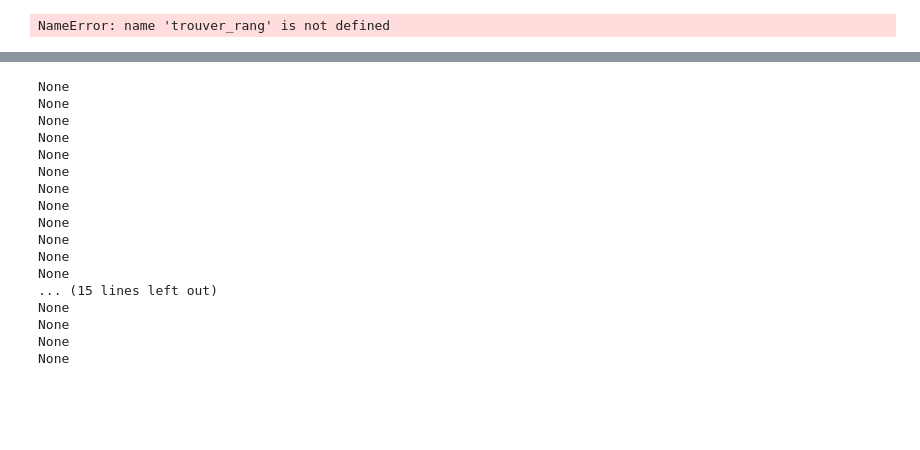
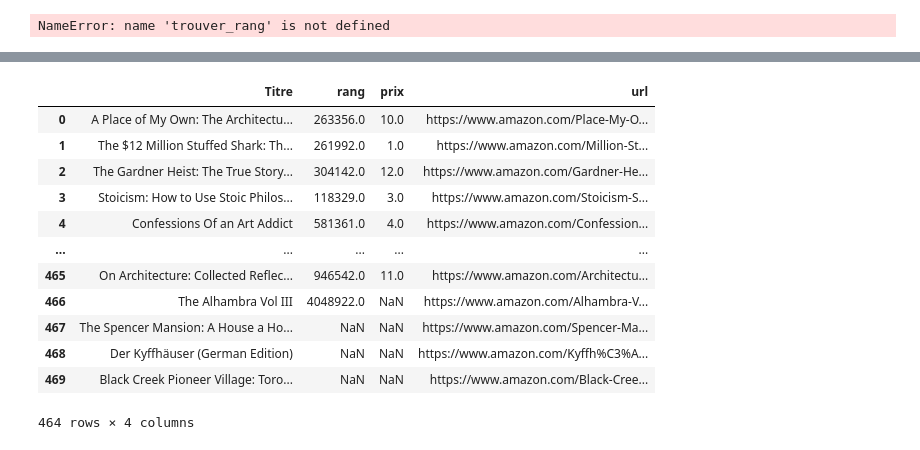
Before and after one commit to thomasgassin/kindle-scrapper, a Jupyter notebook: notebooks/NoteBook.ipynb, the cells around one changed output, grey strips where cells are left out. Drawn from its saved outputs; the diff is of its cells as text; code cells hidden in the pictures; blank space fills up the shorter version.

```diff
--- a/notebooks/NoteBook.ipynb
+++ b/notebooks/NoteBook.ipynb
@@ -342,22 +349,0 @@ soup = BeautifulSoup(html_page_listing , 'lxml') # créer la soupe avec le parse
-# %%
-categories = soup.find_all(class_="a-spacing-micro apb-browse-refinements-indent-2" )
-for categorie in categories:
-    print(categorie.get('href'))
-# %% [output]
-None
-None
-None
-None
-None
-None
-None
-None
-None
-None
-None
-None
-... (15 lines left out)
-None
-None
-None
-None
@@ -390,0 +350,16 @@ None
+# %%
+data2
+# %% [output]
+|  | Titre | rang | prix | url |
+| 0 | A Place of My Own: The Architectu... | 263356.0 | 10.0 | https://www.amazon.com/Place-My-O... |
+| 1 | The $12 Million Stuffed Shark: Th... | 261992.0 | 1.0 | https://www.amazon.com/Million-St... |
+| 2 | The Gardner Heist: The True Story... | 304142.0 | 12.0 | https://www.amazon.com/Gardner-He... |
+| 3 | Stoicism: How to Use Stoic Philos... | 118329.0 | 3.0 | https://www.amazon.com/Stoicism-S... |
+| 4 | Confessions Of an Art Addict | 581361.0 | 4.0 | https://www.amazon.com/Confession... |
+| ... | ... | ... | ... | ... |
+| 465 | On Architecture: Collected Reflec... | 946542.0 | 11.0 | https://www.amazon.com/Architectu... |
+| 466 | The Alhambra Vol III | 4048922.0 | NaN | https://www.amazon.com/Alhambra-V... |
+| 467 | The Spencer Mansion: A House a Ho... | NaN | NaN | https://www.amazon.com/Spencer-Ma... |
+| 468 | Der Kyffhäuser (German Edition) | NaN | NaN | https://www.amazon.com/Kyffh%C3%A... |
+| 469 | Black Creek Pioneer Village: Toro... | NaN | NaN | https://www.amazon.com/Black-Cree... |
+464 rows × 4 columns
```
Also changed, not shown: parts of 51 cells of this notebook.
